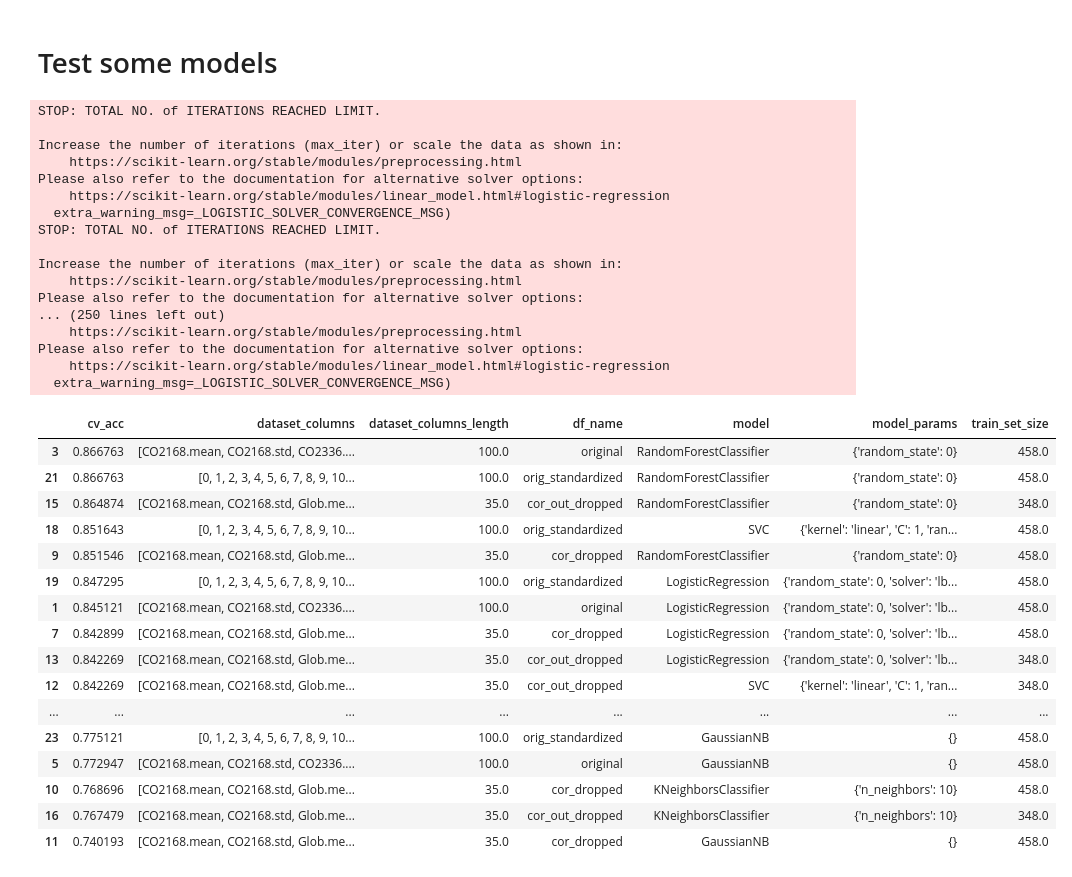
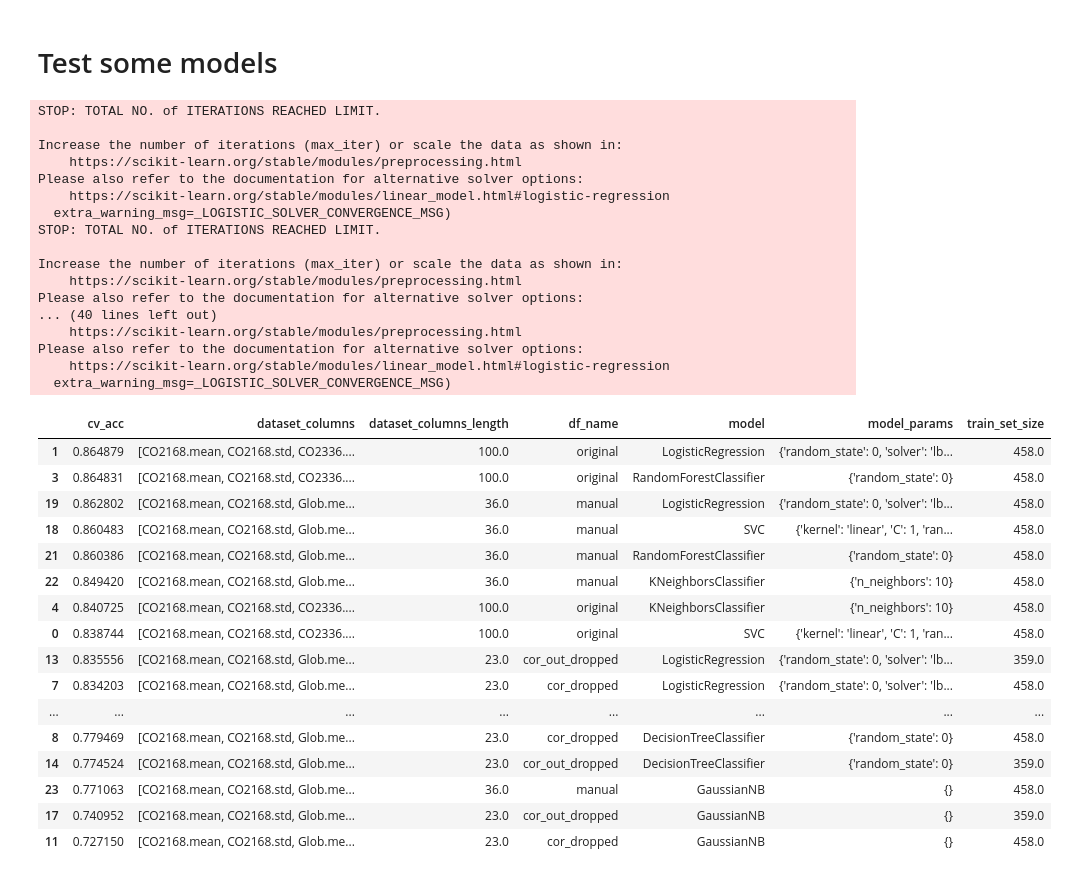
Before and after one commit to lehtoneo/intro-ml-project, a Jupyter notebook: data_analysis_ossi.ipynb, the cells around one changed output. Cells and saved outputs as stored; diff of their text form; code cells hidden in the pictures.

Commit message:
add manual selection

```diff
--- a/data_analysis_ossi.ipynb
+++ b/data_analysis_ossi.ipynb
@@ -110,7 +131,7 @@ cor_matrix = df.drop(["class2", "class4"], axis=1).corr().abs()
 # %%
 upper_tri = cor_matrix.where(np.triu(np.ones(cor_matrix.shape),k=1).astype(np.bool))
 # %%
-to_drop = [column for column in upper_tri.columns if any(upper_tri[column] > 0.90)]
+to_drop = [column for column in upper_tri.columns if any(upper_tri[column] > 0.75)]
 # %%
 df_corr_dropped = df.drop(to_drop, axis=1)
 # %%
@@ -184,0 +190,25 @@ Index(['class4', 'CO2168.mean', 'CO2168.std', 'CO2336.mean', 'CO2336.std',
+# %%
+import re
+
+selected_columns = []
+for column in df.drop(["class2", "class4"], axis=1).columns:
+    splitted = column.split(".")
+    column_name = splitted[0]
+    column_name_without_number = re.findall('([a-zA-Z ]*)\d*.*', column_name)
+    seen = False
+
+    for selected_column in selected_columns:
+        splitted = selected_column.split(".")
+        name = splitted[0]
+        unit = splitted[1]
+        name_without_number = re.findall('([a-zA-Z ]*)\d*.*', name)
+
+        if column_name_without_number == name_without_number:
+            seen = True
+            break
+
+    if not seen:
+        selected_columns.append(column)
+        selected_columns.append(f"{column_name}.std")
+selected_columns = selected_columns + ["class4", "class2"]
+df_manually_selected = df[selected_columns]
@@ -191,7 +231,7 @@ datasets = []
 datasets.append({"name": "original", "dataset": df})
 datasets.append({"name": "cor_dropped", "dataset": df_corr_dropped})
 datasets.append({"name": "cor_out_dropped", "dataset": df_corr_dropped_outlier_dropped})
-datasets.append({"name": "orig_standardized", "dataset": df_normalized_original})
+datasets.append({"name": "manual", "dataset": df_manually_selected})
 # %%
 from sklearn import svm
 from sklearn.model_selection import cross_val_score
@@ -267,7 +307,7 @@ y_col = "class2"
 
 for dataset_object in datasets:
     dataset=dataset_object["dataset"]
-    X_cols = list(filter(lambda col: col != y_col and col != "class4", dataset.columns))
+    X_cols = list(filter(lambda col: col != "class2" and col != "class4", dataset.columns))
     train_set_length = int(round(len(dataset)*1, 0))
 
     X_train = dataset[X_cols][0:train_set_length]
@@ -314,28 +354,28 @@ STOP: TOTAL NO. of ITERATIONS REACHED LIMIT.
 Increase the number of iterations (max_iter) or scale the data as shown in:
     https://scikit-learn.org/stable/modules/preprocessing.html
 Please also refer to the documentation for alternative solver options:
-... (250 lines left out)
+... (40 lines left out)
     https://scikit-learn.org/stable/modules/preprocessing.html
 Please also refer to the documentation for alternative solver options:
     https://scikit-learn.org/stable/modules/linear_model.html#logistic-regression
   extra_warning_msg=_LOGISTIC_SOLVER_CONVERGENCE_MSG)
 # %%
-result_df.sort_values(by=['cv_acc', "df_name"], ascending=False)
+result_df.sort_values(by=["cv_acc"], ascending=False)
 # %% [output]
 |  | cv_acc | dataset_columns | dataset_columns_length | df_name | model | model_params | train_set_size |
-| 3 | 0.866763 | [CO2168.mean, CO2168.std, CO2336.... | 100.0 | original | RandomForestClassifier | {'random_state': 0} | 458.0 |
-| 21 | 0.866763 | [0, 1, 2, 3, 4, 5, 6, 7, 8, 9, 10... | 100.0 | orig_standardized | RandomForestClassifier | {'random_state': 0} | 458.0 |
-| 15 | 0.864874 | [CO2168.mean, CO2168.std, Glob.me... | 35.0 | cor_out_dropped | RandomForestClassifier | {'random_state': 0} | 348.0 |
-| 18 | 0.851643 | [0, 1, 2, 3, 4, 5, 6, 7, 8, 9, 10... | 100.0 | orig_standardized | SVC | {'kernel': 'linear', 'C': 1, 'ran... | 458.0 |
-| 9 | 0.851546 | [CO2168.mean, CO2168.std, Glob.me... | 35.0 | cor_dropped | RandomForestClassifier | {'random_state': 0} | 458.0 |
-| 19 | 0.847295 | [0, 1, 2, 3, 4, 5, 6, 7, 8, 9, 10... | 100.0 | orig_standardized | LogisticRegression | {'random_state': 0, 'solver': 'lb... | 458.0 |
-| 1 | 0.845121 | [CO2168.mean, CO2168.std, CO2336.... | 100.0 | original | LogisticRegression | {'random_state': 0, 'solver': 'lb... | 458.0 |
-| 7 | 0.842899 | [CO2168.mean, CO2168.std, Glob.me... | 35.0 | cor_dropped | LogisticRegression | {'random_state': 0, 'solver': 'lb... | 458.0 |
-| 13 | 0.842269 | [CO2168.mean, CO2168.std, Glob.me... | 35.0 | cor_out_dropped | LogisticRegression | {'random_state': 0, 'solver': 'lb... | 348.0 |
-| 12 | 0.842269 | [CO2168.mean, CO2168.std, Glob.me... | 35.0 | cor_out_dropped | SVC | {'kernel': 'linear', 'C': 1, 'ran... | 348.0 |
+| 1 | 0.864879 | [CO2168.mean, CO2168.std, CO2336.... | 100.0 | original | LogisticRegression | {'random_state': 0, 'solver': 'lb... | 458.0 |
+| 3 | 0.864831 | [CO2168.mean, CO2168.std, CO2336.... | 100.0 | original | RandomForestClassifier | {'random_state': 0} | 458.0 |
+| 19 | 0.862802 | [CO2168.mean, CO2168.std, Glob.me... | 36.0 | manual | LogisticRegression | {'random_state': 0, 'solver': 'lb... | 458.0 |
+| 18 | 0.860483 | [CO2168.mean, CO2168.std, Glob.me... | 36.0 | manual | SVC | {'kernel': 'linear', 'C': 1, 'ran... | 458.0 |
+| 21 | 0.860386 | [CO2168.mean, CO2168.std, Glob.me... | 36.0 | manual | RandomForestClassifier | {'random_state': 0} | 458.0 |
+| 22 | 0.849420 | [CO2168.mean, CO2168.std, Glob.me... | 36.0 | manual | KNeighborsClassifier | {'n_neighbors': 10} | 458.0 |
+| 4 | 0.840725 | [CO2168.mean, CO2168.std, CO2336.... | 100.0 | original | KNeighborsClassifier | {'n_neighbors': 10} | 458.0 |
+| 0 | 0.838744 | [CO2168.mean, CO2168.std, CO2336.... | 100.0 | original | SVC | {'kernel': 'linear', 'C': 1, 'ran... | 458.0 |
+| 13 | 0.835556 | [CO2168.mean, CO2168.std, Glob.me... | 23.0 | cor_out_dropped | LogisticRegression | {'random_state': 0, 'solver': 'lb... | 359.0 |
+| 7 | 0.834203 | [CO2168.mean, CO2168.std, Glob.me... | 23.0 | cor_dropped | LogisticRegression | {'random_state': 0, 'solver': 'lb... | 458.0 |
 | ... | ... | ... | ... | ... | ... | ... | ... |
-| 23 | 0.775121 | [0, 1, 2, 3, 4, 5, 6, 7, 8, 9, 10... | 100.0 | orig_standardized | GaussianNB | {} | 458.0 |
-| 5 | 0.772947 | [CO2168.mean, CO2168.std, CO2336.... | 100.0 | original | GaussianNB | {} | 458.0 |
-| 10 | 0.768696 | [CO2168.mean, CO2168.std, Glob.me... | 35.0 | cor_dropped | KNeighborsClassifier | {'n_neighbors': 10} | 458.0 |
-| 16 | 0.767479 | [CO2168.mean, CO2168.std, Glob.me... | 35.0 | cor_out_dropped | KNeighborsClassifier | {'n_neighbors': 10} | 348.0 |
-| 11 | 0.740193 | [CO2168.mean, CO2168.std, Glob.me... | 35.0 | cor_dropped | GaussianNB | {} | 458.0 |
+| 8 | 0.779469 | [CO2168.mean, CO2168.std, Glob.me... | 23.0 | cor_dropped | DecisionTreeClassifier | {'random_state': 0} | 458.0 |
+| 14 | 0.774524 | [CO2168.mean, CO2168.std, Glob.me... | 23.0 | cor_out_dropped | DecisionTreeClassifier | {'random_state': 0} | 359.0 |
+| 23 | 0.771063 | [CO2168.mean, CO2168.std, Glob.me... | 36.0 | manual | GaussianNB | {} | 458.0 |
+| 17 | 0.740952 | [CO2168.mean, CO2168.std, Glob.me... | 23.0 | cor_out_dropped | GaussianNB | {} | 359.0 |
+| 11 | 0.727150 | [CO2168.mean, CO2168.std, Glob.me... | 23.0 | cor_dropped | GaussianNB | {} | 458.0 |
```
Also changed, not shown: parts of 13 cells of this notebook.
